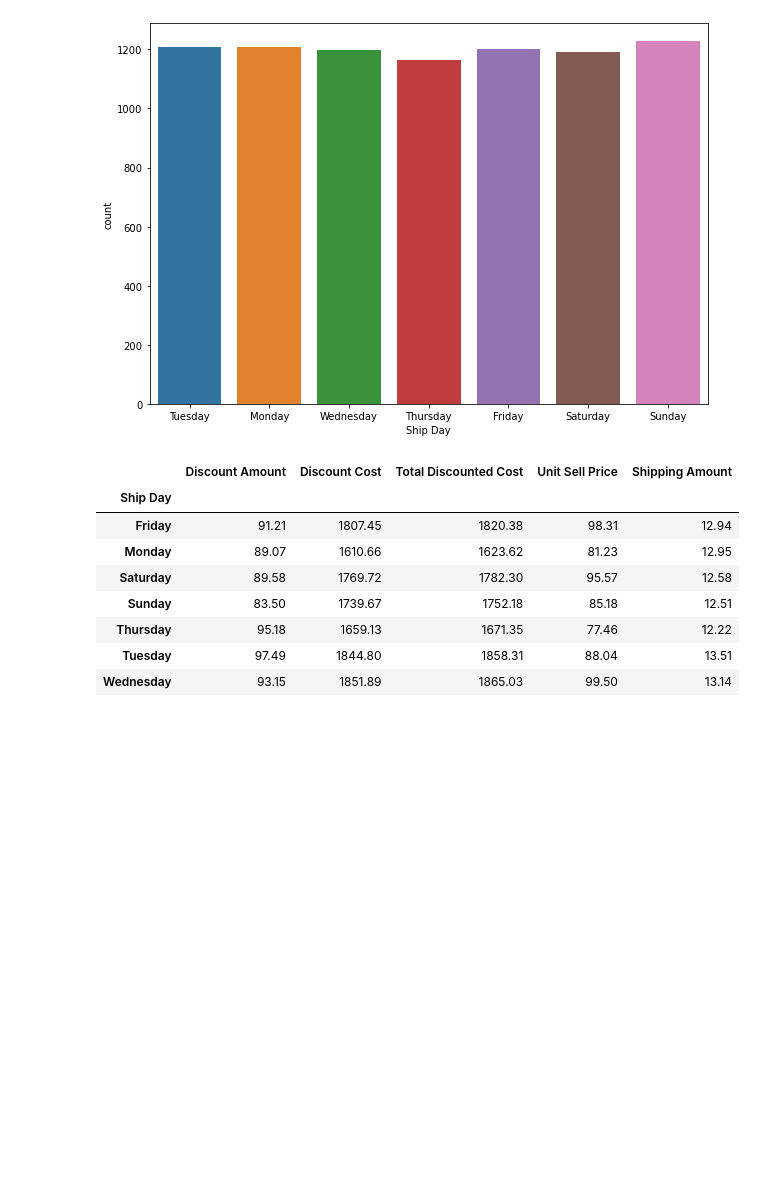
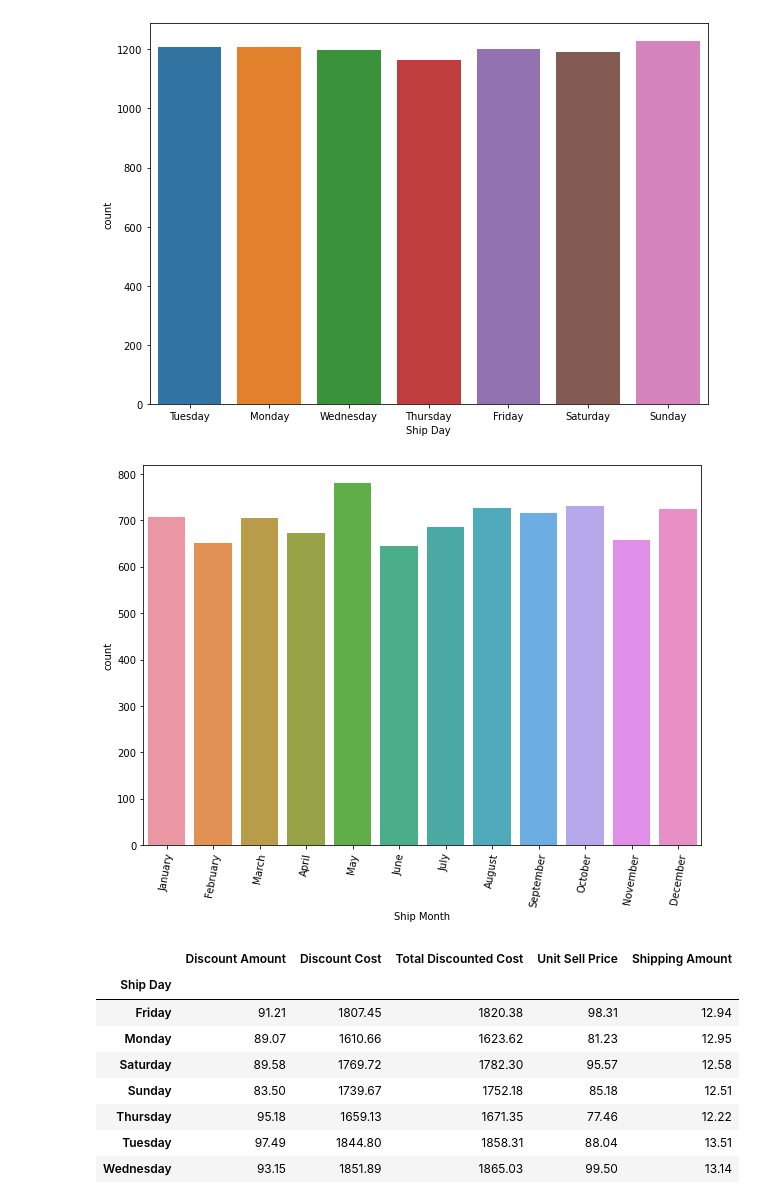
Before and after one commit to Phoenix-D11/shipping_prj, a Jupyter notebook: Sales.ipynb, the cells around one changed output. Drawn from its saved outputs; the diff is of its cells as text; code cells hidden in the pictures; blank space fills up the shorter version.

```diff
--- a/Sales.ipynb
+++ b/Sales.ipynb
@@ -272,6 +266,14 @@ sns.countplot(df["Ship Day"])
 plt.show()
 # %% [output]
 [figure]
+# %%
+#Plot showing the ship Month count
+plt.figure(figsize=(10,7))
+plot = sns.countplot(df["Ship Month"])
+plot.set_xticklabels(plot.get_xticklabels(), rotation=80);
+plt.show()
+# %% [output]
+[figure, added]
 # %%
 ship_day = df.groupby('Ship Day')['Discount Amount', 'Discount Cost', 'Total Discounted Cost', 'Unit Sell Price', 'Shipping Amount'].mean().round(2)
 ship_day
```
Also changed, not shown: parts of 37 cells of this notebook.
